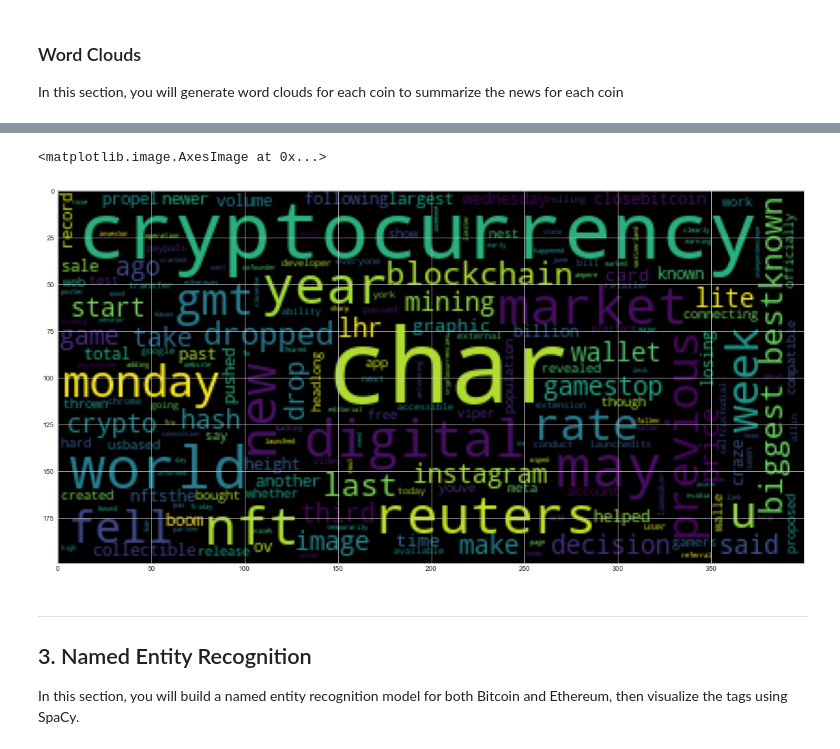
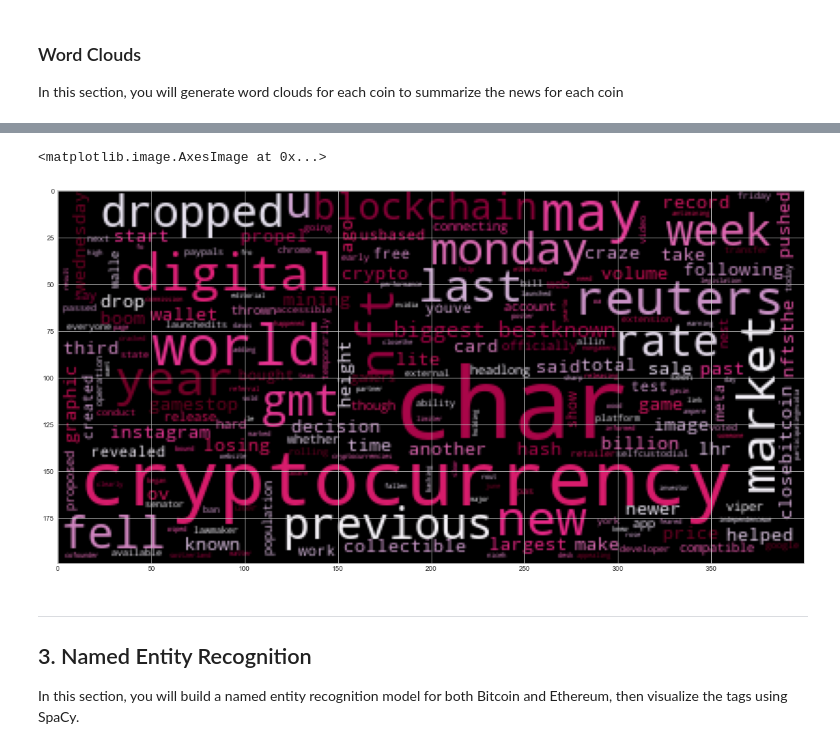
Before and after one commit to AkanSri/Rutgers-FinTech, a Jupyter notebook: 02-Homework/12-NLP/Starter_Code/crypto_sentiment.ipynb, the cells around one changed output, grey strips where cells are left out. Cells and saved outputs as stored; diff of their text form; code cells hidden in the pictures.

```diff
--- a/02-Homework/12-NLP/Starter_Code/crypto_sentiment.ipynb
+++ b/02-Homework/12-NLP/Starter_Code/crypto_sentiment.ipynb
@@ -49,6 +50,7 @@ def get_sentiments(articles):
     Returns:
         sentiments_df- Dataframe of all the titles and associated sentiments
     """
+    analyzer = SentimentIntensityAnalyzer()
     sentiments = []
     for article in articles['articles']:
         sentiment = analyzer.polarity_scores(article['content'])
@@ -352,11 +355,12 @@ plt.imshow(wc_bitcoin)
 # %%
 # Generate the Ethereum word cloud
 ethereum_string = ' '.join(ethereum_tokens)
-wc_ethereum = WordCloud().generate(ethereum_string)
+wc_ethereum = WordCloud(colormap='PuRd').generate(ethereum_string)
+wc_ethereum.to_file('Images/ethereum_cloud.jpeg')
 plt.imshow(wc_ethereum)
 # %% [output]
 <matplotlib.image.AxesImage at 0x...>
-[figure, old version]
+[figure, new version]
 # %% [markdown]
 ---
 ## 3. Named Entity Recognition
```
Also changed, not shown: parts of 28 cells of this notebook, 6 other files.
